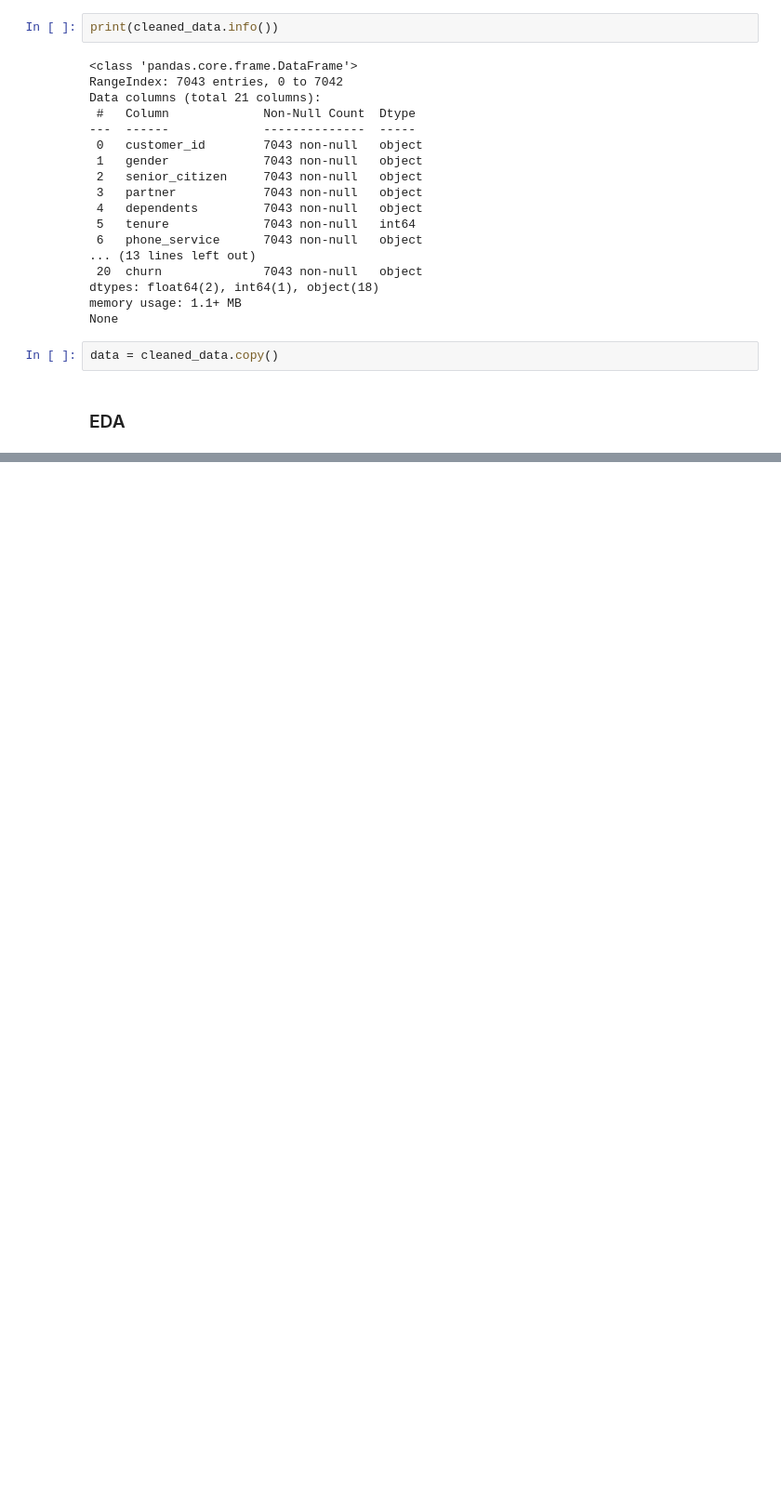
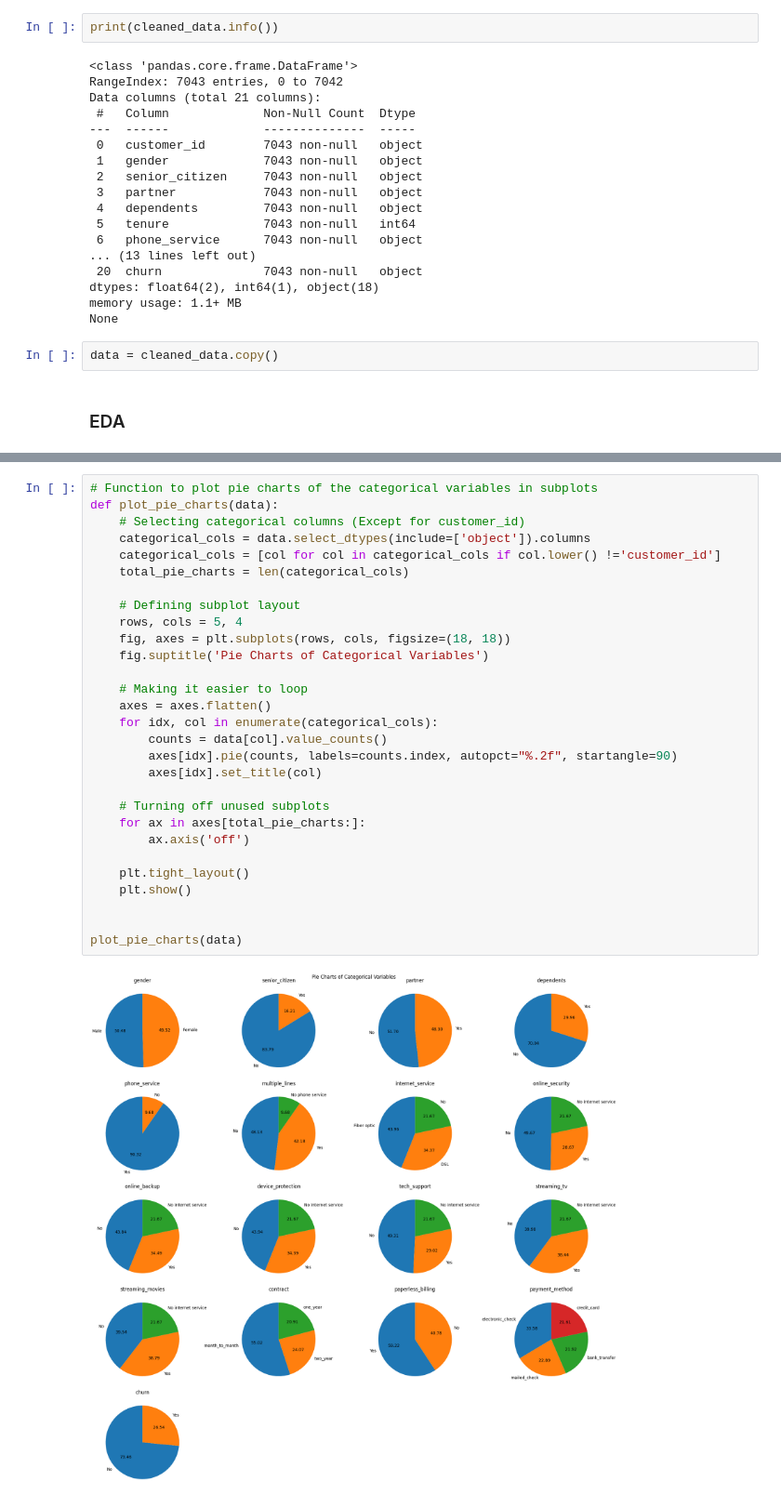
Before and after one commit to taborerickson/Customer-Churn-Prediction, a Jupyter notebook: Notebooks/customer_churn_pred.ipynb, the cells around one changed output, grey strips where cells are left out. Shown: that part at 93% size. Saved outputs shown, nothing was run; the diff lists cells and outputs as text; blank space fills up the shorter version.

Commit message:
Added additional plots

```diff
--- a/Notebooks/customer_churn_pred.ipynb
+++ b/Notebooks/customer_churn_pred.ipynb
@@ -289,3 +245,34 @@ plot_pie_charts(data)
+# %%
+# Function to plot pie charts of the categorical variables in subplots
+def plot_pie_charts(data):
+    # Selecting categorical columns (Except for customer_id)
+    categorical_cols = data.select_dtypes(include=['object']).columns
+    categorical_cols = [col for col in categorical_cols if col.lower() !='customer_id']
+    total_pie_charts = len(categorical_cols)
+
+    # Defining subplot layout
+    rows, cols = 5, 4
+    fig, axes = plt.subplots(rows, cols, figsize=(18, 18))
+    fig.suptitle('Pie Charts of Categorical Variables')
+
+    # Making it easier to loop
+    axes = axes.flatten()
+    for idx, col in enumerate(categorical_cols):
+        counts = data[col].value_counts()
+        axes[idx].pie(counts, labels=counts.index, autopct="%.2f", startangle=90)
+        axes[idx].set_title(col)
+
+    # Turning off unused subplots
+    for ax in axes[total_pie_charts:]:
+        ax.axis('off')
+
+    plt.tight_layout()
+    plt.show()
+
+
+plot_pie_charts(data)
+# %% [output]
+[figure, added]
 # %%
 # Histogram plot and Histplot of tenure (# of months the customer has stayed with the company)
 plt.hist(data['tenure'], bins=20)
```
Also changed, not shown: parts of 7 cells of this notebook.
